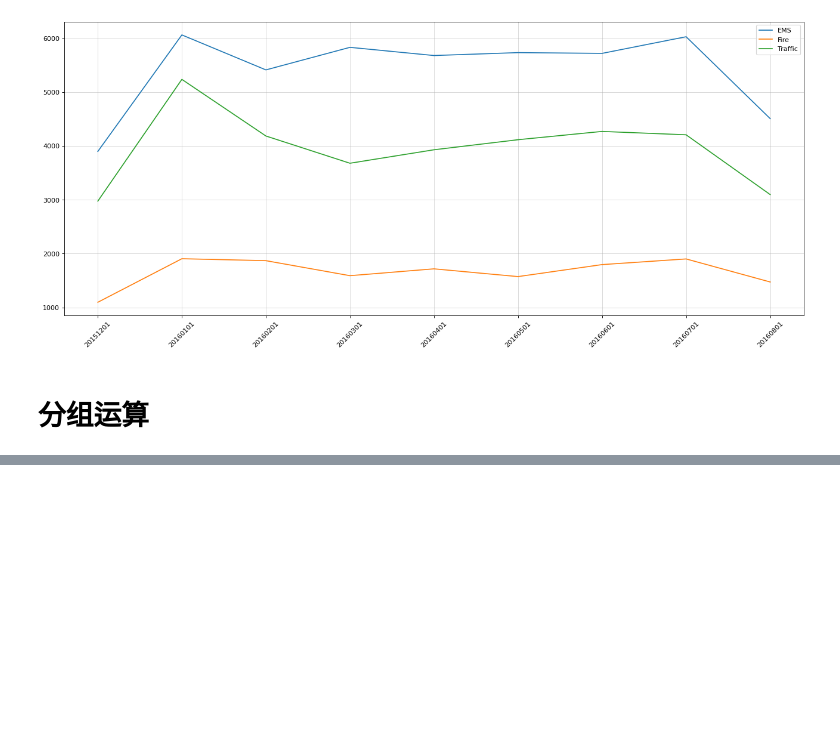
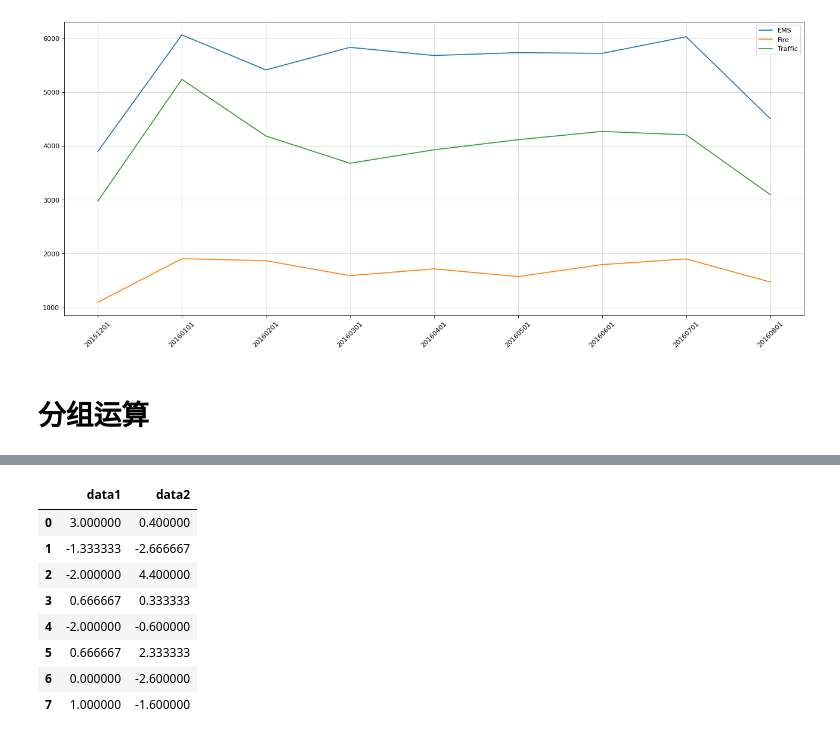
Before and after one commit to yanyusiyunshen/Data-Analysis, a Jupyter notebook: code/pandas.ipynb, the cells around one changed output, grey strips where cells are left out. Drawn from its saved outputs; the diff is of its cells as text; code cells hidden in the pictures; blank space fills up the shorter version.

```diff
--- a/code/pandas.ipynb
+++ b/code/pandas.ipynb
@@ -2410,0 +2458,8 @@ DatetimeIndex(['2015-12-01', '2016-01-01', '2016-02-01', '2016-03-01',
+# %%
+#实现a组和b组，谁比平均分高，谁比平均分低
+def diff_mean(s):
+    """
+    返回数据与均值的差值，s传入的是某一个分组
+    """
+    return s - s.mean()
+print(df_obj.groupby('key1').transform(diff_mean))
@@ -2410,0 +2476,12 @@ DatetimeIndex(['2015-12-01', '2016-01-01', '2016-02-01', '2016-03-01',
+# %%
+df_obj.groupby('key1').transform(diff_mean)
+# %% [output]
+|  | data1 | data2 |
+| 0 | 3.000000 | 0.400000 |
+| 1 | -1.333333 | -2.666667 |
+| 2 | -2.000000 | 4.400000 |
+| 3 | 0.666667 | 0.333333 |
+| 4 | -2.000000 | -0.600000 |
+| 5 | 0.666667 | 2.333333 |
+| 6 | 0.000000 | -2.600000 |
+| 7 | 1.000000 | -1.600000 |
```
Also changed, not shown: parts of 5 cells of this notebook.
